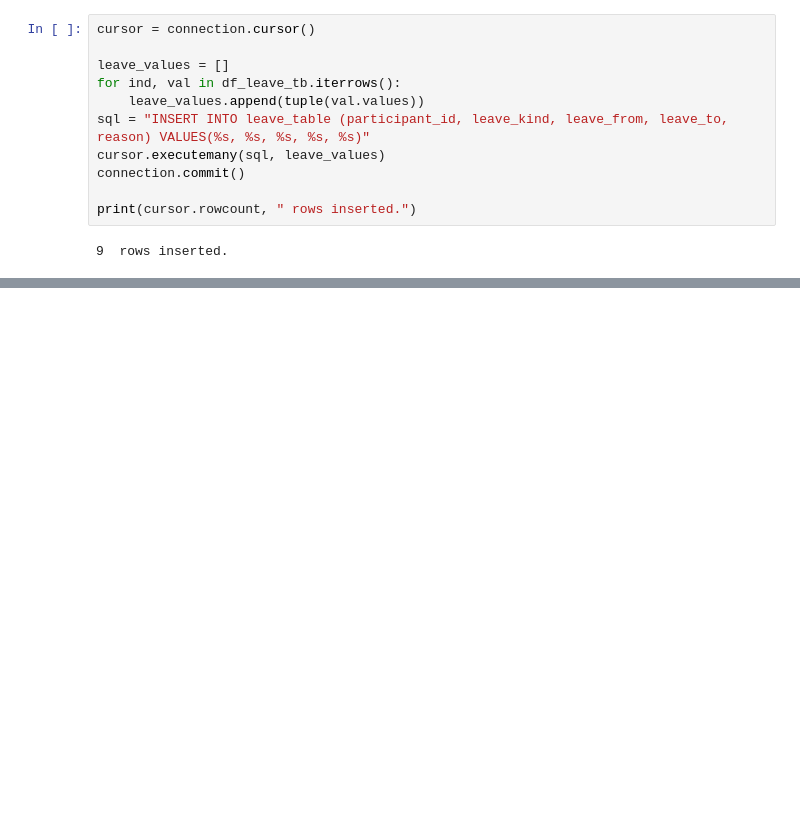
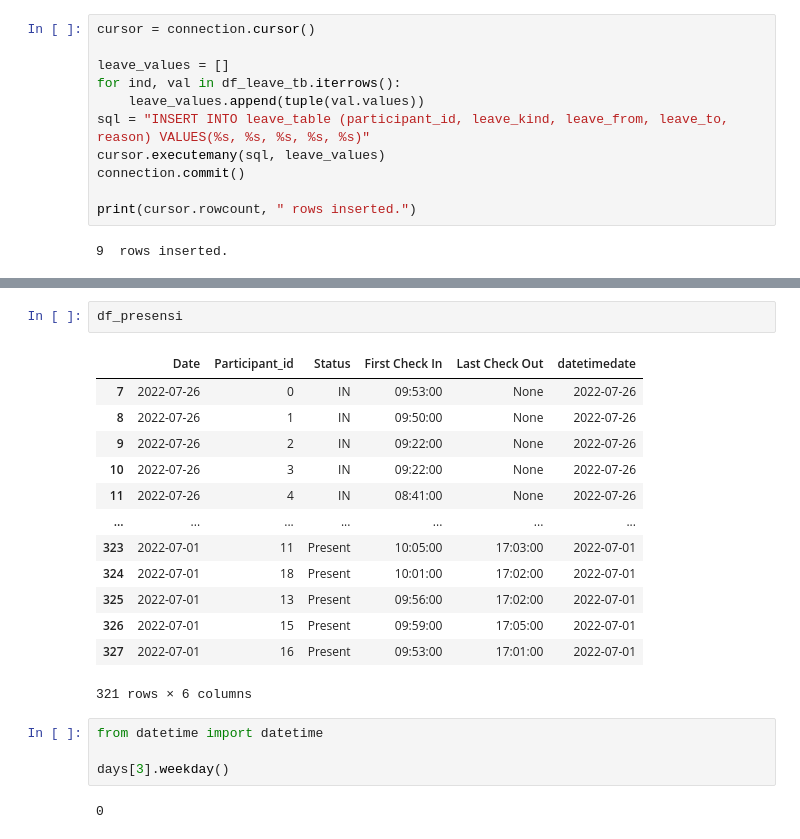
Before and after one commit to agungfazrulhaq/presensi_epsindo, a Jupyter notebook: modeling_data.ipynb, the cells around one changed output, grey strips where cells are left out. Cells and saved outputs as stored; diff of their text form; blank space fills up the shorter version.

```diff
--- a/modeling_data.ipynb
+++ b/modeling_data.ipynb
@@ -194,0 +338,22 @@ print(cursor.rowcount, " rows inserted.")
+# %%
+df_presensi
+# %% [output]
+|  | Date | Participant_id | Status | First Check In | Last Check Out | datetimedate |
+| 7 | 2022-07-26 | 0 | IN | 09:53:00 | None | 2022-07-26 |
+| 8 | 2022-07-26 | 1 | IN | 09:50:00 | None | 2022-07-26 |
+| 9 | 2022-07-26 | 2 | IN | 09:22:00 | None | 2022-07-26 |
+| 10 | 2022-07-26 | 3 | IN | 09:22:00 | None | 2022-07-26 |
+| 11 | 2022-07-26 | 4 | IN | 08:41:00 | None | 2022-07-26 |
+| ... | ... | ... | ... | ... | ... | ... |
+| 323 | 2022-07-01 | 11 | Present | 10:05:00 | 17:03:00 | 2022-07-01 |
+| 324 | 2022-07-01 | 18 | Present | 10:01:00 | 17:02:00 | 2022-07-01 |
+| 325 | 2022-07-01 | 13 | Present | 09:56:00 | 17:02:00 | 2022-07-01 |
+| 326 | 2022-07-01 | 15 | Present | 09:59:00 | 17:05:00 | 2022-07-01 |
+| 327 | 2022-07-01 | 16 | Present | 09:53:00 | 17:01:00 | 2022-07-01 |
+321 rows × 6 columns
+# %%
+from datetime import datetime
+
+days[3].weekday()
+# %% [output]
+0
```
Also changed, not shown: parts of 10 cells of this notebook, 2 other files.
